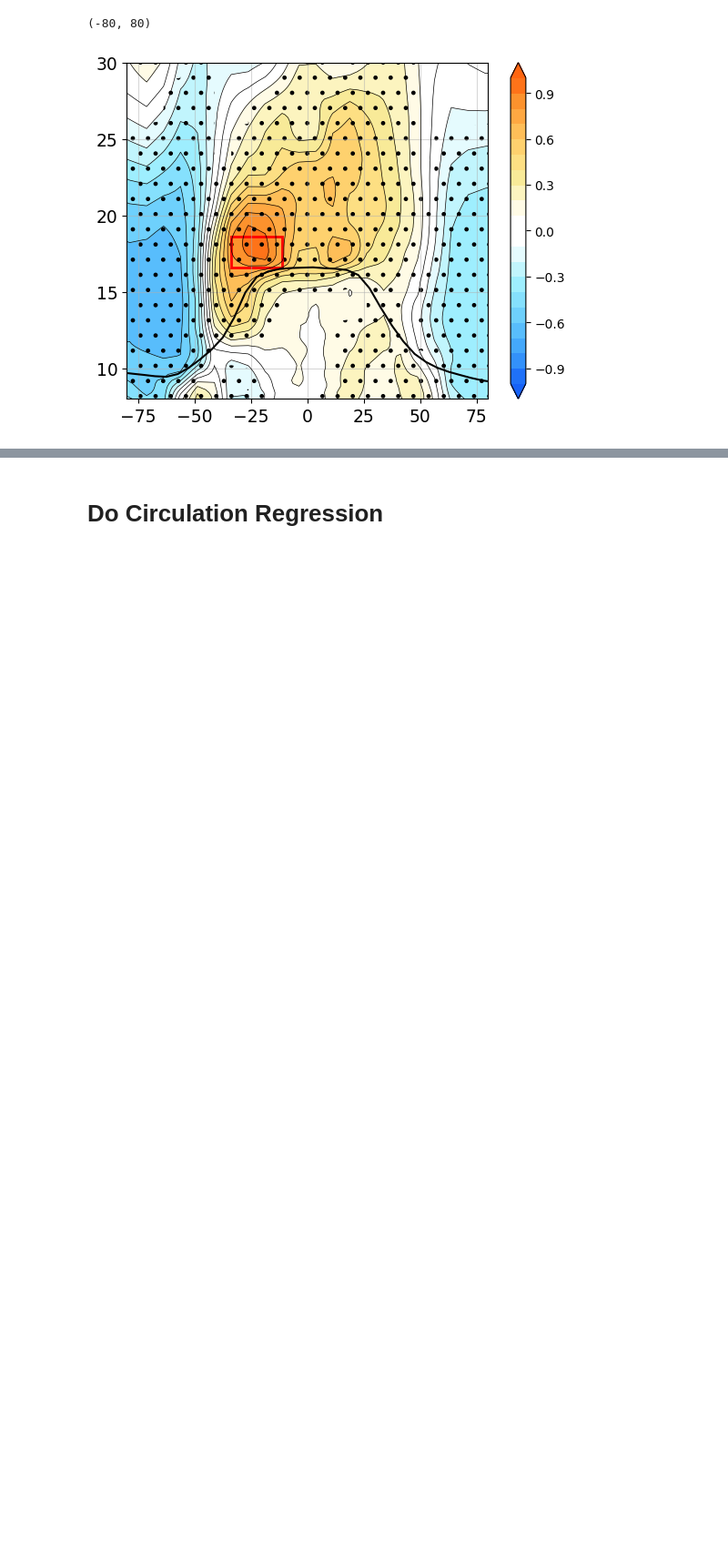
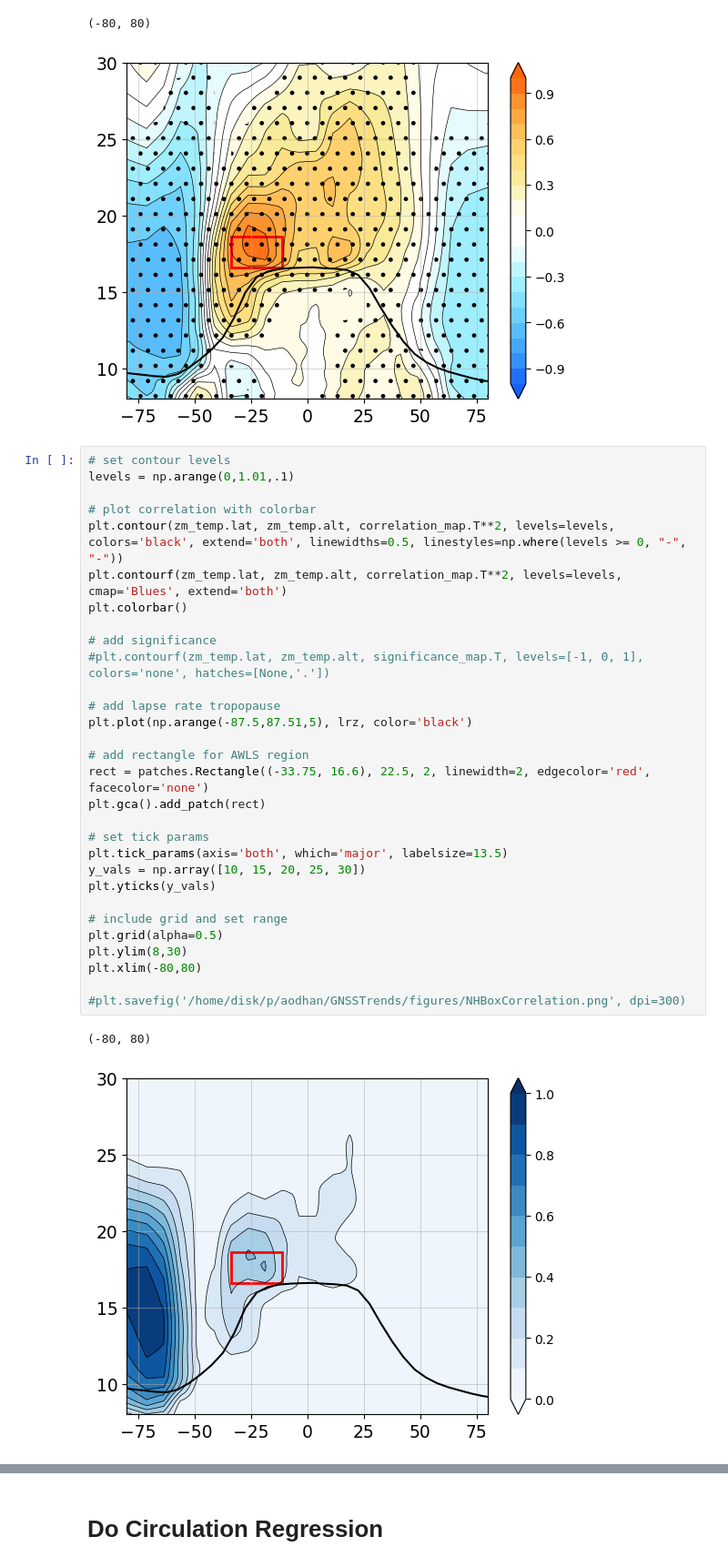
Before and after one commit to AodhanSweeney/StratTandO3trends, a Jupyter notebook: TrendAnalysis/GNSSTrends.ipynb, the cells around one changed output, grey strips where cells are left out. Shown at 91% size. Saved outputs shown, nothing was run; the diff lists cells and outputs as text; blank space fills up the shorter version.

```diff
--- a/TrendAnalysis/GNSSTrends.ipynb
+++ b/TrendAnalysis/GNSSTrends.ipynb
@@ -173,6 +178,39 @@ plt.xlim(-80,80)
 # %% [output]
 (-80, 80)
 [figure]
+# %%
+# set contour levels
+levels = np.arange(0,1.01,.1)
+
+# plot correlation with colorbar
+plt.contour(zm_temp.lat, zm_temp.alt, correlation_map.T**2, levels=levels, colors='black', extend='both', linewidths=0.5, linestyles=np.where(levels >= 0, "-", "-"))
+plt.contourf(zm_temp.lat, zm_temp.alt, correlation_map.T**2, levels=levels, cmap='Blues', extend='both')
+plt.colorbar()
+
+# add significance
+#plt.contourf(zm_temp.lat, zm_temp.alt, significance_map.T, levels=[-1, 0, 1], colors='none', hatches=[None,'.'])
+
+# add lapse rate tropopause
+plt.plot(np.arange(-87.5,87.51,5), lrz, color='black')
+
+# add rectangle for AWLS region
+rect = patches.Rectangle((-33.75, 16.6), 22.5, 2, linewidth=2, edgecolor='red', facecolor='none')
+plt.gca().add_patch(rect)
+
+# set tick params
+plt.tick_params(axis='both', which='major', labelsize=13.5)
+y_vals = np.array([10, 15, 20, 25, 30])
+plt.yticks(y_vals)
+
+# include grid and set range
+plt.grid(alpha=0.5)
+plt.ylim(8,30)
+plt.xlim(-80,80)
+
+#plt.savefig('/home/disk/p/aodhan/GNSSTrends/figures/NHBoxCorrelation.png', dpi=300)
+# %% [output]
+(-80, 80)
+[figure, added]
 # %%
 # regress AWLS against time & create trend line
 time = np.arange(2002, 2023, 1/12)
```
Also changed, not shown: parts of 7 cells of this notebook.
